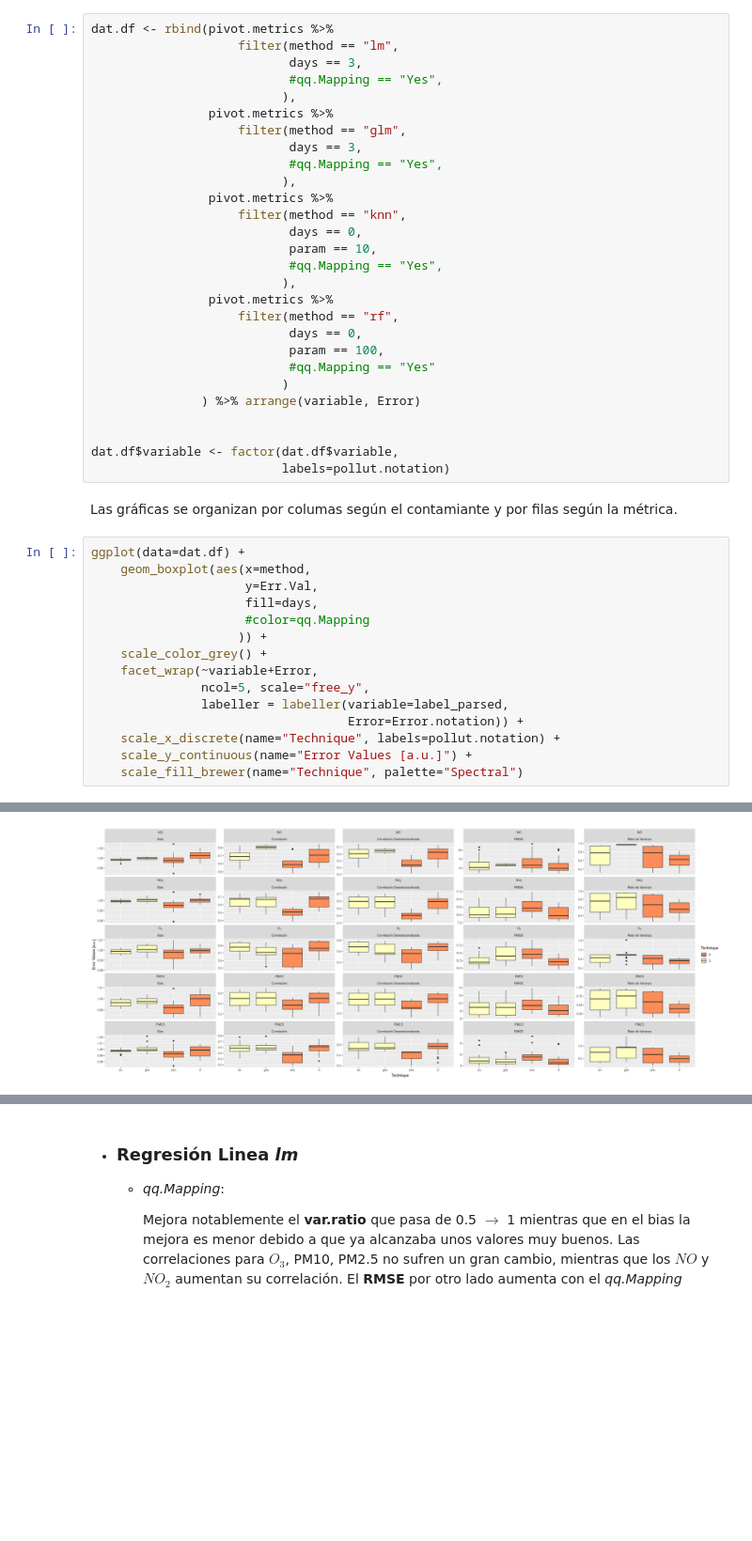
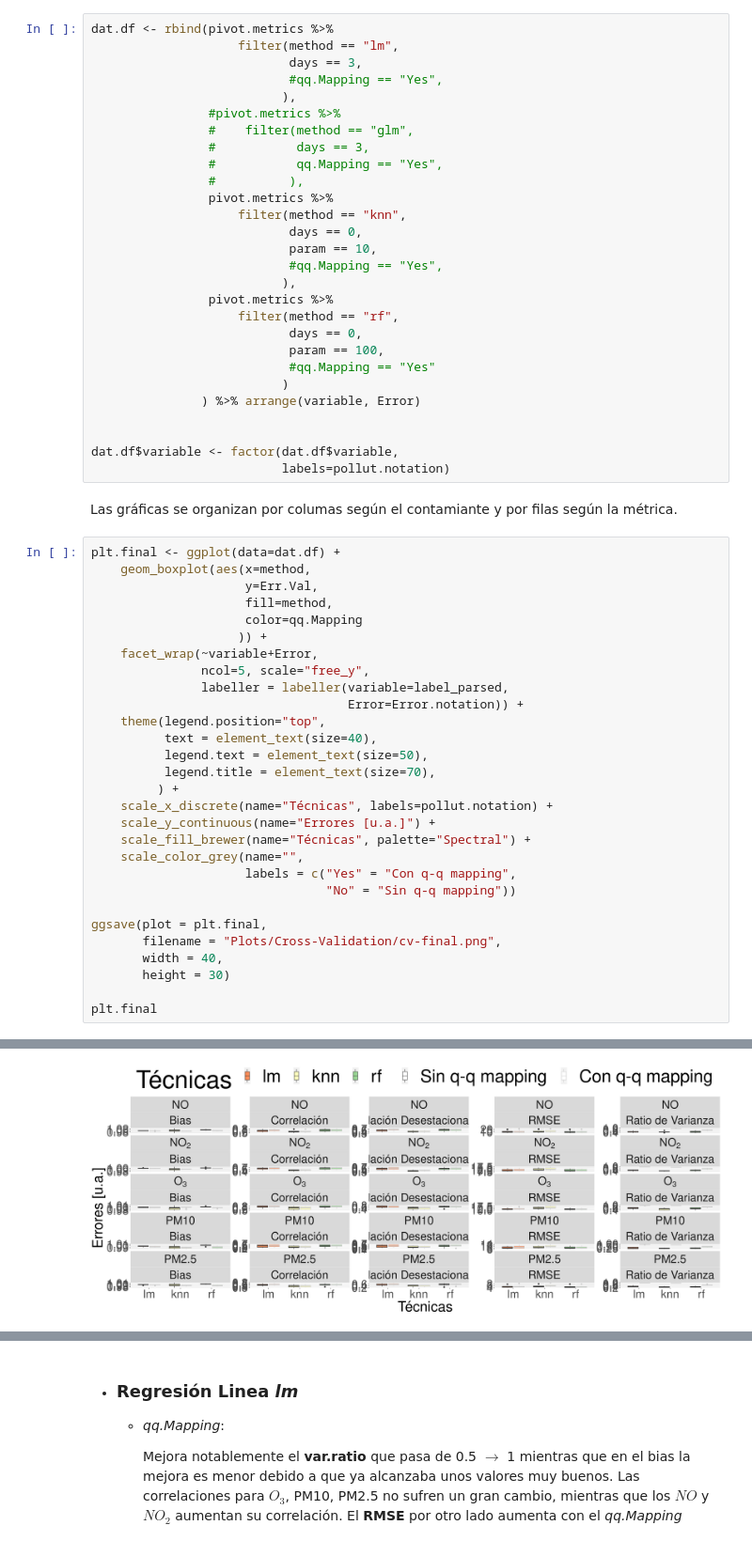
Before and after one commit to Jaimedgp/AirQualityCOVID, a Jupyter notebook: notebooks/Cross-validation/Cross-validation_grph.ipynb, the cells around one changed output, grey strips where cells are left out. Shown at 94% size. Cells and saved outputs as stored; diff of their text form; blank space fills up the shorter version.

```diff
--- a/notebooks/Cross-validation/Cross-validation_grph.ipynb
+++ b/notebooks/Cross-validation/Cross-validation_grph.ipynb
@@ -250,11 +250,11 @@ dat.df <- rbind(pivot.metrics %>%
                            days == 3,
                            #qq.Mapping == "Yes",
                           ),
-                pivot.metrics %>%
-                    filter(method == "glm",
-                           days == 3,
-                           #qq.Mapping == "Yes",
-                          ),
+                #pivot.metrics %>%
+                #    filter(method == "glm",
+                #           days == 3,
+                #           qq.Mapping == "Yes",
+                #          ),
                 pivot.metrics %>%
                     filter(method == "knn",
                            days == 0,
@@ -275,18 +275,32 @@ dat.df$variable <- factor(dat.df$variable,
 # %% [markdown]
 Las gráficas se organizan por columas según el contamiante y por filas según la métrica.
 # %%
-ggplot(data=dat.df) +
+plt.final <- ggplot(data=dat.df) +
     geom_boxplot(aes(x=method,
                      y=Err.Val,
-                     fill=days,
-                     #color=qq.Mapping
+                     fill=method,
+                     color=qq.Mapping
                     )) +
-    scale_color_grey() +
     facet_wrap(~variable+Error,
                ncol=5, scale="free_y",
                labeller = labeller(variable=label_parsed,
                                    Error=Error.notation)) +
-    scale_x_discrete(name="Technique", labels=pollut.notation) +
-    scale_y_continuous(name="Error Values [a.u.]") +
-    scale_fill_brewer(name="Technique", palette="Spectral")
+    theme(legend.position="top",
+          text = element_text(size=40),
+          legend.text = element_text(size=50),
+          legend.title = element_text(size=70),
+         ) +
+    scale_x_discrete(name="Técnicas", labels=pollut.notation) +
+    scale_y_continuous(name="Errores [u.a.]") +
+    scale_fill_brewer(name="Técnicas", palette="Spectral") +
+    scale_color_grey(name="",
+                     labels = c("Yes" = "Con q-q mapping",
+                                "No" = "Sin q-q mapping"))
+
+ggsave(plot = plt.final,
+       filename = "Plots/Cross-Validation/cv-final.png",
+       width = 40,
+       height = 30)
+
+plt.final
 # %% [output]
@@ -295 +307 @@ Warning message:
-[figure, old version]
+[figure, new version]
```
Also changed, not shown: parts of 7 cells of this notebook, 3 other files.
